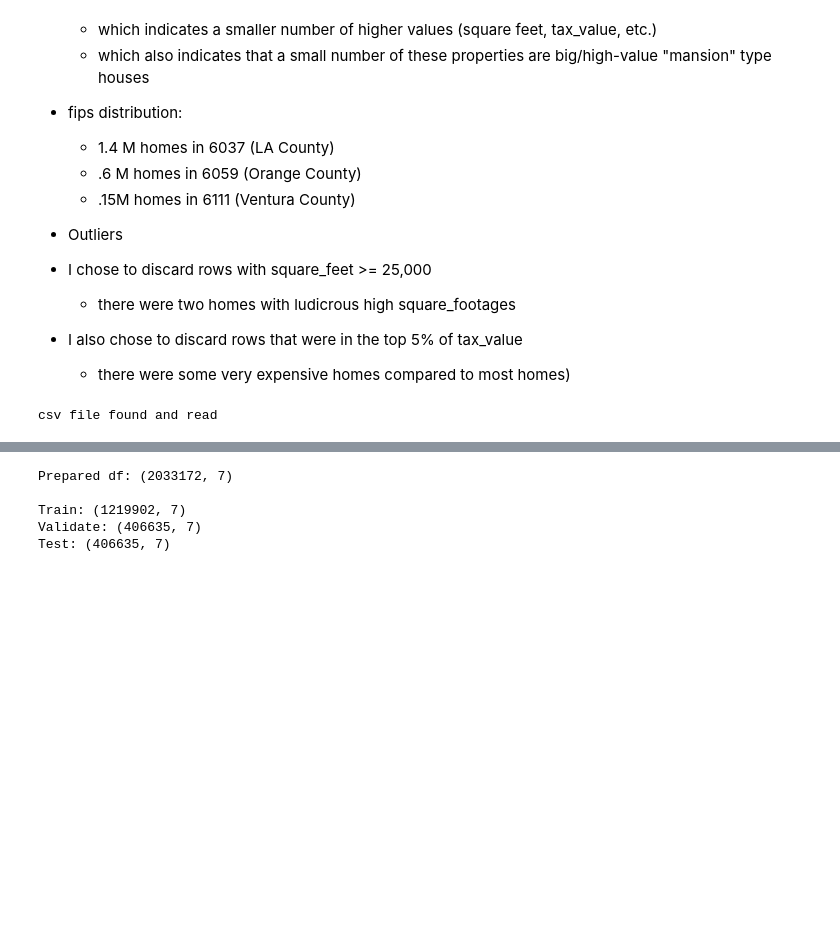
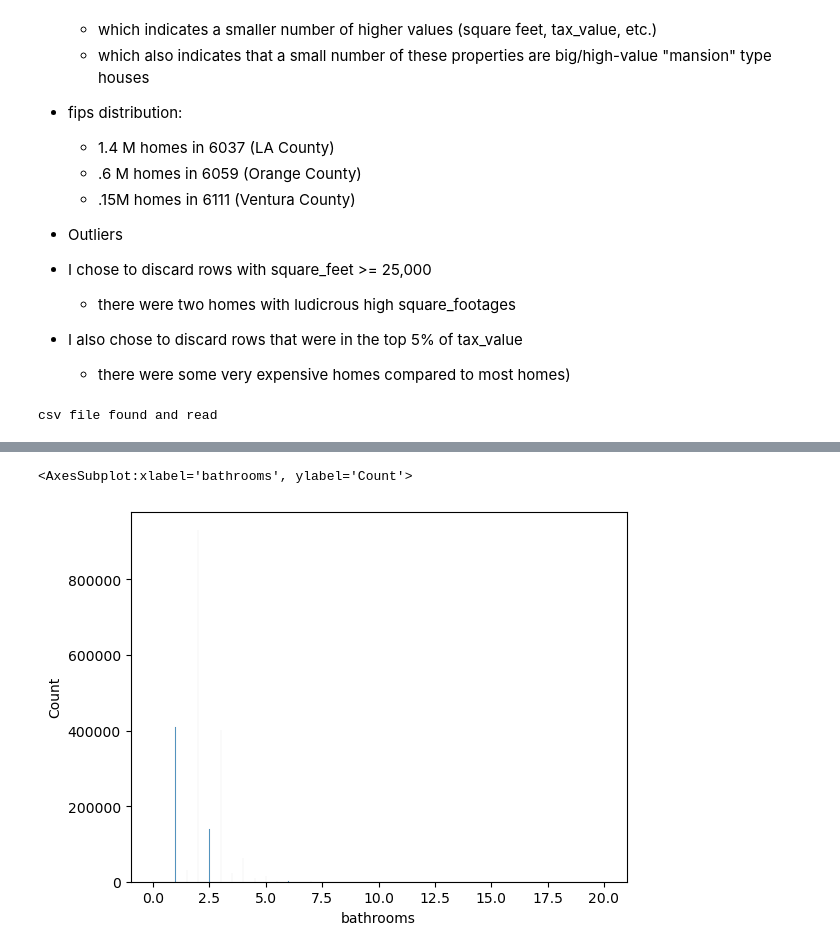
Before and after one commit to corey-hermesch/regression-exercises, a Jupyter notebook: wrangle_notebook.ipynb, the cells around one changed output, grey strips where cells are left out. Cells and saved outputs as stored; diff of their text form; code cells hidden in the pictures; blank space fills up the shorter version.

```diff
--- a/wrangle_notebook.ipynb
+++ b/wrangle_notebook.ipynb
@@ -321,8 +171,8 @@ df.shape
+# %%
+# I'm going to look at making a column has_half_bath
+sns.histplot(df.bathrooms)
+# %% [output]
+<AxesSubplot:xlabel='bathrooms', ylabel='Count'>
+[figure, added]
 # %%
-train, validate, test = w.split_function(df)
+# train, validate, test = w.split_function(df)
-# %% [output]
-Prepared df: (2033172, 7)
-
-Train: (1219902, 7)
-Validate: (406635, 7)
-Test: (406635, 7)
```
Also changed, not shown: parts of 22 cells of this notebook, 4 other files.
